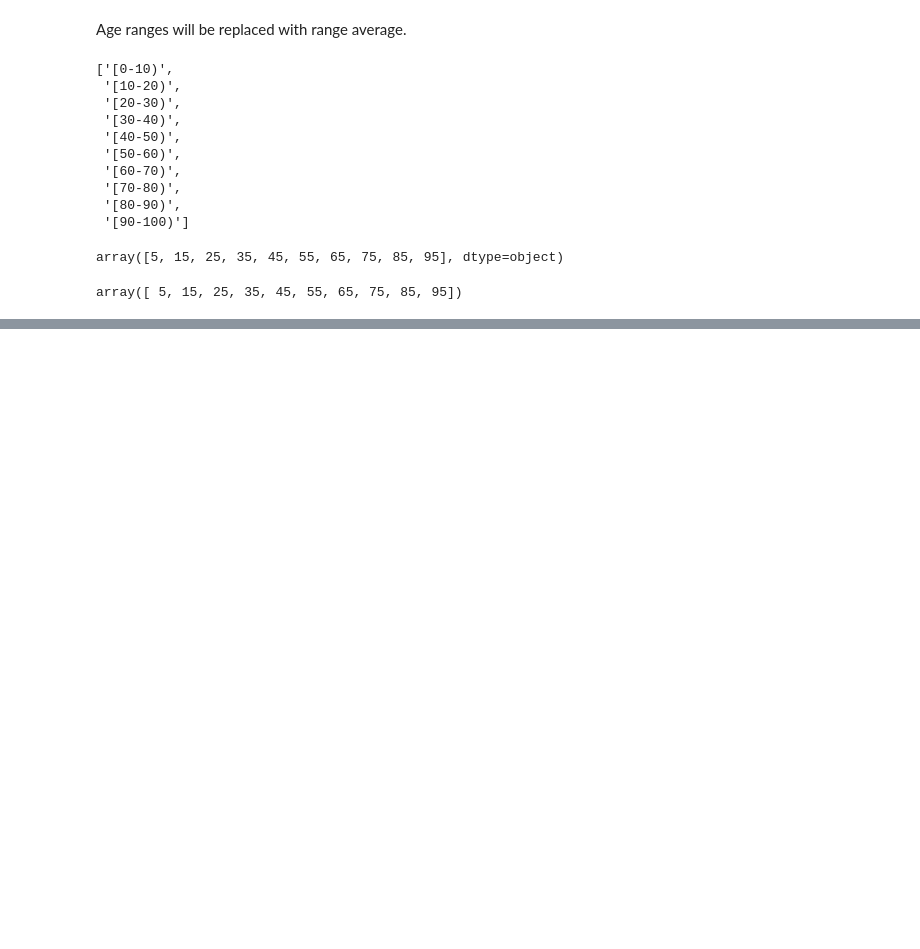
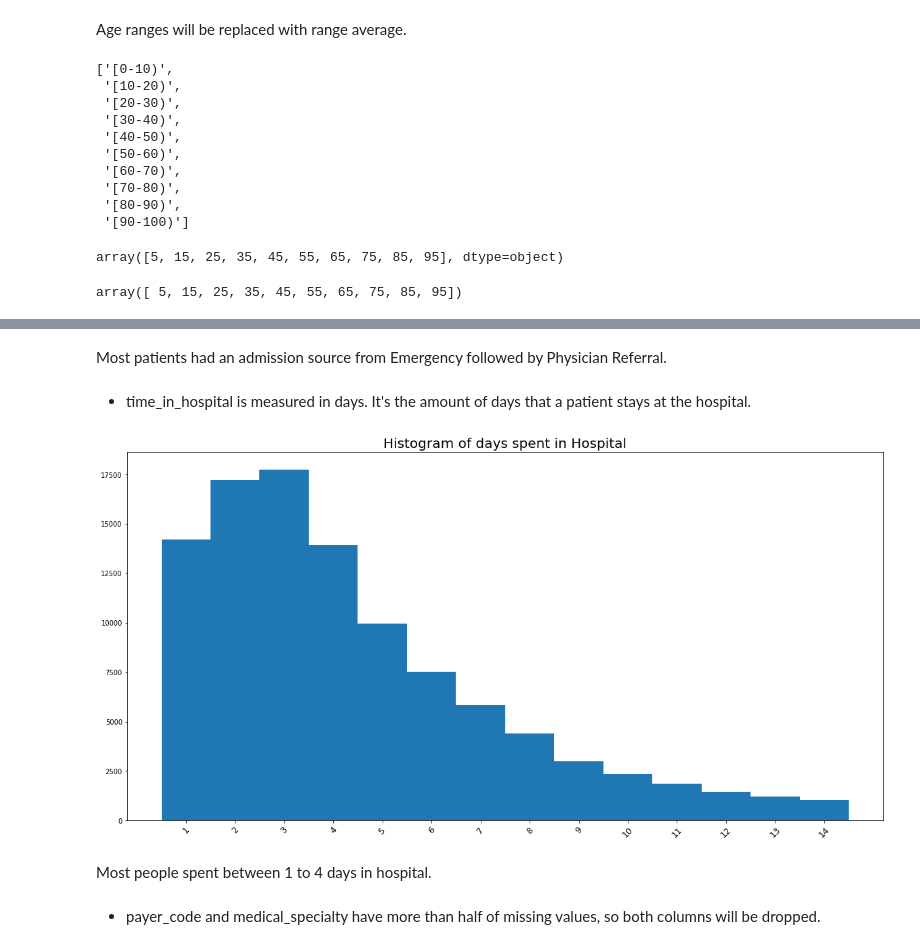
Before and after one commit to rmoolchandani/rmoolcha_Capstone, a Jupyter notebook: Capstone_Project.ipynb, the cells around one changed output, grey strips where cells are left out. Cells and saved outputs as stored; diff of their text form; code cells hidden in the pictures; blank space fills up the shorter version.

```diff
--- a/Capstone_Project.ipynb
+++ b/Capstone_Project.ipynb
@@ -299,0 +328,12 @@ array([ 5, 15, 25, 35, 45, 55, 65, 75, 85, 95])
+# %% [markdown]
+Most patients had an admission source from Emergency followed by Physician Referral.
+# %% [markdown]
+* time_in_hospital is measured in days. It's the amount of days that a patient stays at the hospital.
+# %%
+plotHistOfCol('time_in_hospital', 'Histogram of days spent in Hospital')
+# %% [output]
+[figure, added]
+# %% [markdown]
+Most people spent between 1 to 4 days in hospital.
+# %% [markdown]
+* payer_code and medical_specialty have more than half of missing values, so both columns will be dropped.
```
Also changed, not shown: parts of 165 cells of this notebook.
